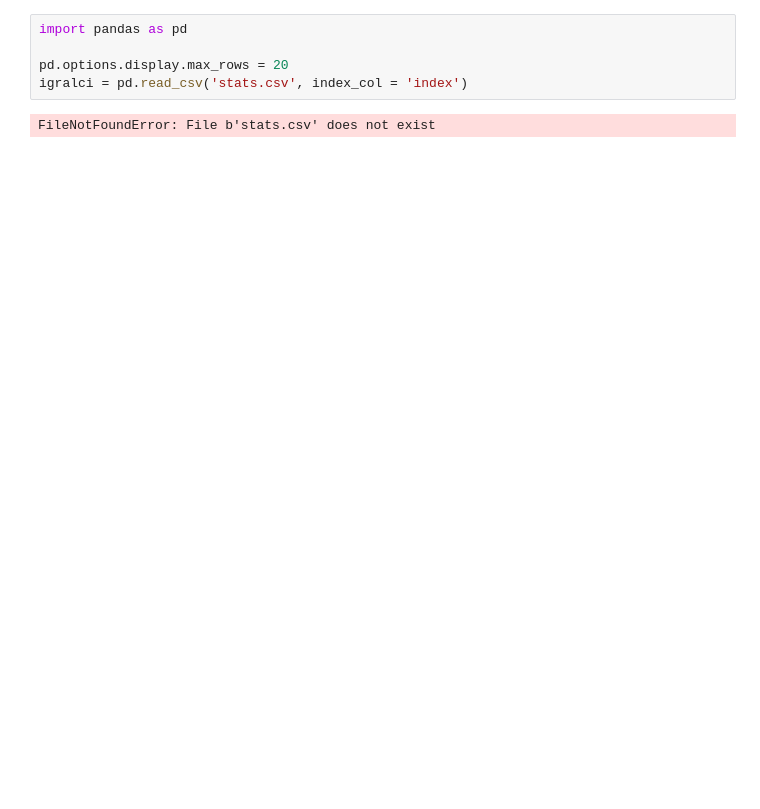
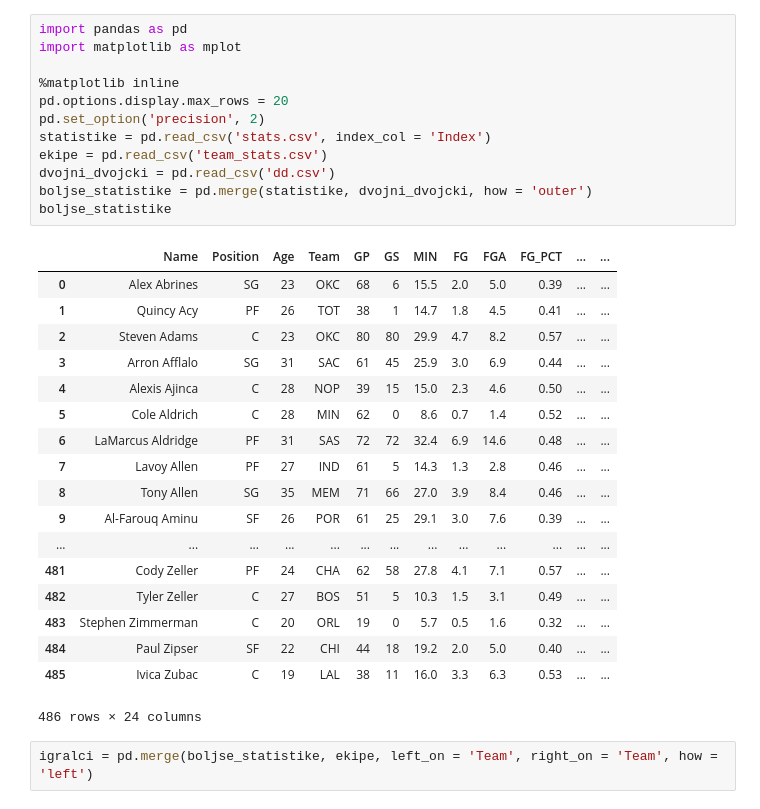
Before and after one commit to andrazdeluisa/projekt_PROG1, a Jupyter notebook: projekt.ipynb, the cells around one changed output. Saved outputs shown, nothing was run; the diff lists cells and outputs as text; blank space fills up the shorter version.

```diff
--- a/projekt.ipynb
+++ b/projekt.ipynb
@@ -1,7 +1,33 @@
 # %%
 import pandas as pd
+import matplotlib as mplot
 
+%matplotlib inline
 pd.options.display.max_rows = 20
-igralci = pd.read_csv('stats.csv', index_col = 'index')
+pd.set_option('precision', 2)
+statistike = pd.read_csv('stats.csv', index_col = 'Index')
+ekipe = pd.read_csv('team_stats.csv')
+dvojni_dvojcki = pd.read_csv('dd.csv')
+boljse_statistike = pd.merge(statistike, dvojni_dvojcki, how = 'outer')
+boljse_statistike
 # %% [output]
+|  | Name | Position | Age | Team | GP | GS | MIN | FG | FGA | FG_PCT | ... | ... |
+| 0 | Alex Abrines | SG | 23 | OKC | 68 | 6 | 15.5 | 2.0 | 5.0 | 0.39 | ... | ... |
+| 1 | Quincy Acy | PF | 26 | TOT | 38 | 1 | 14.7 | 1.8 | 4.5 | 0.41 | ... | ... |
+| 2 | Steven Adams | C | 23 | OKC | 80 | 80 | 29.9 | 4.7 | 8.2 | 0.57 | ... | ... |
+| 3 | Arron Afflalo | SG | 31 | SAC | 61 | 45 | 25.9 | 3.0 | 6.9 | 0.44 | ... | ... |
+| 4 | Alexis Ajinca | C | 28 | NOP | 39 | 15 | 15.0 | 2.3 | 4.6 | 0.50 | ... | ... |
+| 5 | Cole Aldrich | C | 28 | MIN | 62 | 0 | 8.6 | 0.7 | 1.4 | 0.52 | ... | ... |
+| 6 | LaMarcus Aldridge | PF | 31 | SAS | 72 | 72 | 32.4 | 6.9 | 14.6 | 0.48 | ... | ... |
+| 7 | Lavoy Allen | PF | 27 | IND | 61 | 5 | 14.3 | 1.3 | 2.8 | 0.46 | ... | ... |
+| 8 | Tony Allen | SG | 35 | MEM | 71 | 66 | 27.0 | 3.9 | 8.4 | 0.46 | ... | ... |
+| 9 | Al-Farouq Aminu | SF | 26 | POR | 61 | 25 | 29.1 | 3.0 | 7.6 | 0.39 | ... | ... |
+| ... | ... | ... | ... | ... | ... | ... | ... | ... | ... | ... | ... | ... |
+| 481 | Cody Zeller | PF | 24 | CHA | 62 | 58 | 27.8 | 4.1 | 7.1 | 0.57 | ... | ... |
+| 482 | Tyler Zeller | C | 27 | BOS | 51 | 5 | 10.3 | 1.5 | 3.1 | 0.49 | ... | ... |
+| 483 | Stephen Zimmerman | C | 20 | ORL | 19 | 0 | 5.7 | 0.5 | 1.6 | 0.32 | ... | ... |
+| 484 | Paul Zipser | SF | 22 | CHI | 44 | 18 | 19.2 | 2.0 | 5.0 | 0.40 | ... | ... |
+| 485 | Ivica Zubac | C | 19 | LAL | 38 | 11 | 16.0 | 3.3 | 6.3 | 0.53 | ... | ... |
-FileNotFoundError: File b'stats.csv' does not exist
+486 rows × 24 columns
+# %%
+igralci = pd.merge(boljse_statistike, ekipe, left_on = 'Team', right_on = 'Team', how = 'left')
```
Also changed, not shown: parts of 12 cells of this notebook, 4 other files.
